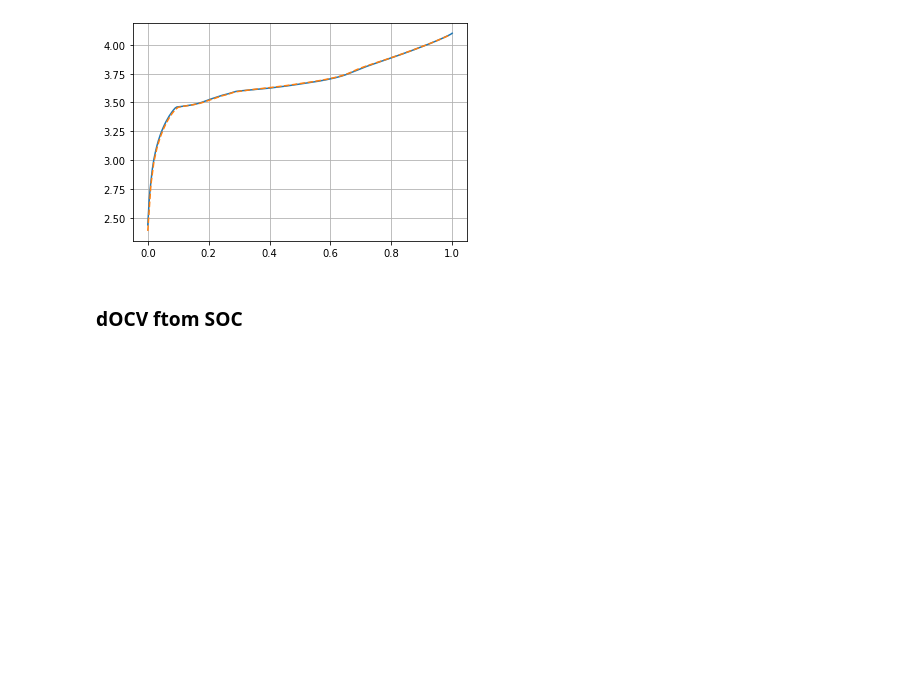
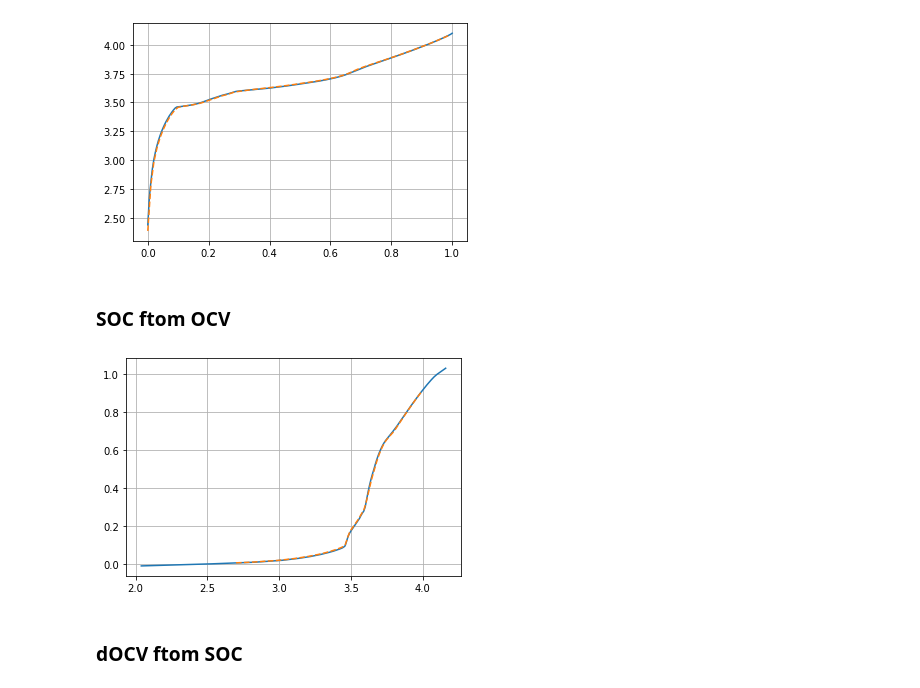
Before and after one commit to amirhosseinh77/Lithium-ion-Battery-Sim, a Jupyter notebook: notebooks/1-BatteryModel.ipynb, the cells around one changed output. Drawn from its saved outputs; the diff is of its cells as text; code cells hidden in the pictures; blank space fills up the shorter version.

```diff
--- a/notebooks/1-BatteryModel.ipynb
+++ b/notebooks/1-BatteryModel.ipynb
@@ -10,7 +10,7 @@ from scipy.linalg import block_diag
 # %% [markdown]
 ### parameters
 # %%
-data = loadmat('PANmodel.mat')
+data = loadmat('models/PANmodel.mat')
 data['model'].keys()
 # %% [output]
 dict_keys(['OCV0', 'OCVrel', 'SOC', 'OCV', 'SOC0', 'SOCrel', 'OCVeta', 'OCVQ', 'name', 'temps', 'etaParam', 'QParam', 'GParam', 'M0Param', 'MParam', 'R0Param', 'RCParam', 'RParam', 'dOCV0', 'dOCVrel'] ...
@@ -121,6 +121,26 @@ plt.plot(xnew,ynew,linestyle='--')
 plt.grid()
 # %% [output]
 [figure]
+# %% [markdown]
+### SOC ftom OCV
+# %%
+def make_SOCfromOCVtemp(data, T):
+    OCV = np.array(data['model']['OCV'])
+    SOC0 = np.array(data['model']['SOC0'])
+    SOCrel = np.array(data['model']['SOCrel'])
+    SOC = SOC0 + T*SOCrel
+    SOCfromOCV = interpolate.interp1d(OCV, SOC, fill_value="extrapolate")
+    return SOCfromOCV
+
+SOCfromOCV = make_SOCfromOCVtemp(data, 25)
+xnew = np.arange(2.7,4,0.01)
+ynew = SOCfromOCV(xnew)
+
+plt.plot(data['model']['OCV'],data['model']['SOC0'])
+plt.plot(xnew,ynew,linestyle='--')
+plt.grid()
+# %% [output]
+[figure, added]
 # %% [markdown]
 ### dOCV ftom SOC
 # %%
```
Also changed, not shown: 4 other files.
